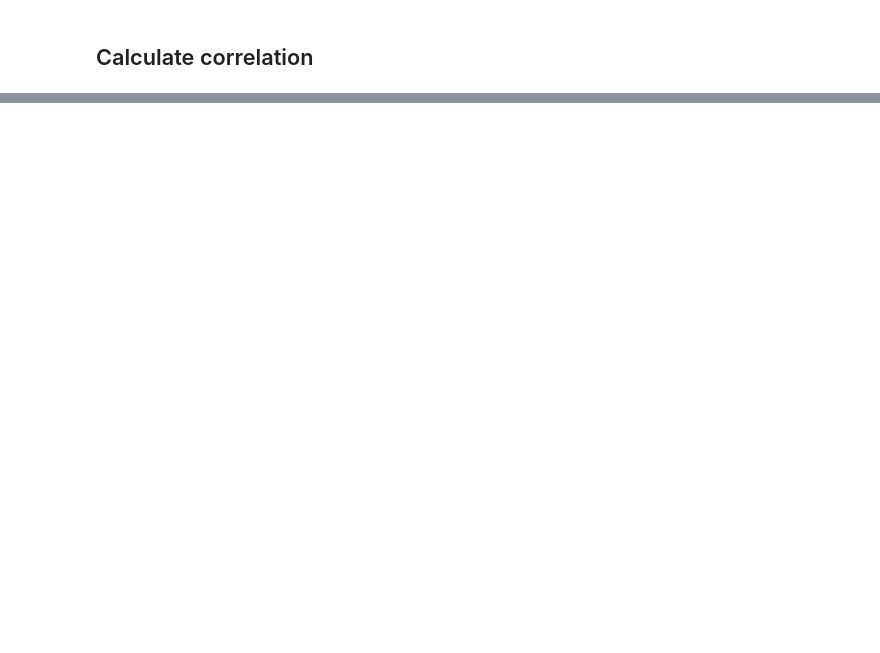
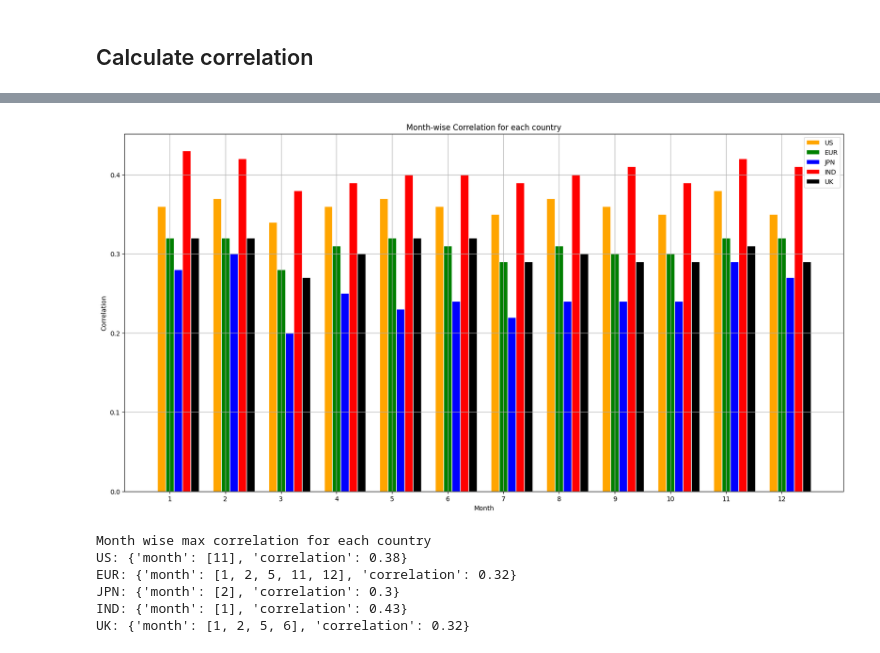
Before and after one commit to parth-ghinaiya/made-template, a Jupyter notebook: project/report.ipynb, the cells around one changed output, grey strips where cells are left out. Drawn from its saved outputs; the diff is of its cells as text; code cells hidden in the pictures; blank space fills up the shorter version.

```diff
--- a/project/report.ipynb
+++ b/project/report.ipynb
@@ -191,0 +269,75 @@ Overall, understanding the relationship between gold and crude oil prices can pr
+# %%
+# Plot bar chart for month-wise correlation for each country in single plot with 2f precision and diff bars for each country
+# provide space between bars for each month
+bar_width = 0.15
+# set position of bar on X axis
+r1 = np.arange(len(us_monthwise_correlation))
+r2 = [x + bar_width for x in r1]
+r3 = [x + bar_width for x in r2]
+r4 = [x + bar_width for x in r3]
+r5 = [x + bar_width for x in r4]
+
+# Make the plot
+fig, ax = plt.subplots(figsize=(20, 10))
+ax.bar(r1, us_monthwise_correlation.values, color='orange', width=bar_width, edgecolor='white', label='US')
+ax.bar(r2, eur_monthwise_correlation.values, color='green', width=bar_width, edgecolor='white', label='EUR')
+ax.bar(r3, jpn_monthwise_correlation.values, color='blue', width=bar_width, edgecolor='white', label='JPN')
+ax.bar(r4, ind_monthwise_correlation.values, color='red', width=bar_width, edgecolor='white', label='IND')
+ax.bar(r5, uk_monthwise_correlation.values, color='black', width=bar_width, edgecolor='white', label='UK')
+
+# Add xticks on the middle of the group bars
+ax.set_xlabel('Month')
+ax.set_ylabel('Correlation')
+ax.set_title('Month-wise Correlation for each country')
+ax.set_xticks([r + bar_width for r in range(len(us_monthwise_correlation))])
+ax.set_xticklabels(us_monthwise_correlation.index)
+ax.legend()
+ax.grid(True)
+# %% [output]
+[figure, added]
+# %%
+# fetch in month wise max correlation and month list for each country in dictionary
+us_max_correlation_months = us_monthwise_correlation[
+    us_monthwise_correlation == us_monthwise_correlation.max()].index.tolist()
+eur_max_correlation_months = eur_monthwise_correlation[
+    eur_monthwise_correlation == eur_monthwise_correlation.max()].index.tolist()
+jpn_max_correlation_months = jpn_monthwise_correlation[
+    jpn_monthwise_correlation == jpn_monthwise_correlation.max()].index.tolist()
+ind_max_correlation_months = ind_monthwise_correlation[
+    ind_monthwise_correlation == ind_monthwise_correlation.max()].index.tolist()
+uk_max_correlation_months = uk_monthwise_correlation[
+    uk_monthwise_correlation == uk_monthwise_correlation.max()].index.tolist()
+
+monthwise_max_correlation = {
+    'US': {
+        'month': us_max_correlation_months,
+        'correlation': us_monthwise_correlation.max()
+    },
+    'EUR': {
+        'month': eur_max_correlation_months,
+        'correlation': eur_monthwise_correlation.max()
+    },
+    'JPN': {
+        'month': jpn_max_correlation_months,
+        'correlation': jpn_monthwise_correlation.max()
+    },
+    'IND': {
+        'month': ind_max_correlation_months,
+        'correlation': ind_monthwise_correlation.max()
+    },
+    'UK': {
+        'month': uk_max_correlation_months,
+        'correlation': uk_monthwise_correlation.max()
+    }
+}
+
+print(f"Month wise max correlation for each country")
+for country, monthwise_max_correlation_dict in monthwise_max_correlation.items():
+    print(f"{country}: {monthwise_max_correlation_dict}")
+# %% [output]
+Month wise max correlation for each country
+US: {'month': [11], 'correlation': 0.38}
+EUR: {'month': [1, 2, 5, 11, 12], 'correlation': 0.32}
+JPN: {'month': [2], 'correlation': 0.3}
+IND: {'month': [1], 'correlation': 0.43}
+UK: {'month': [1, 2, 5, 6], 'correlation': 0.32}
```
Also changed, not shown: parts of 15 cells of this notebook.
